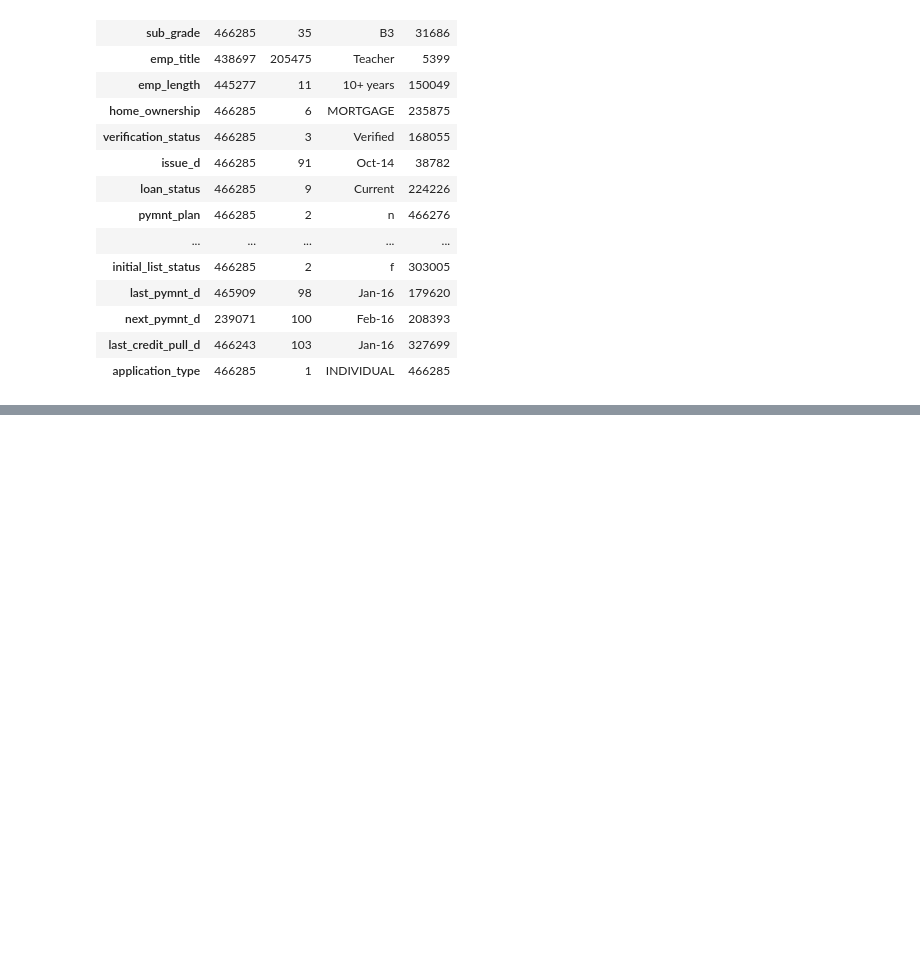
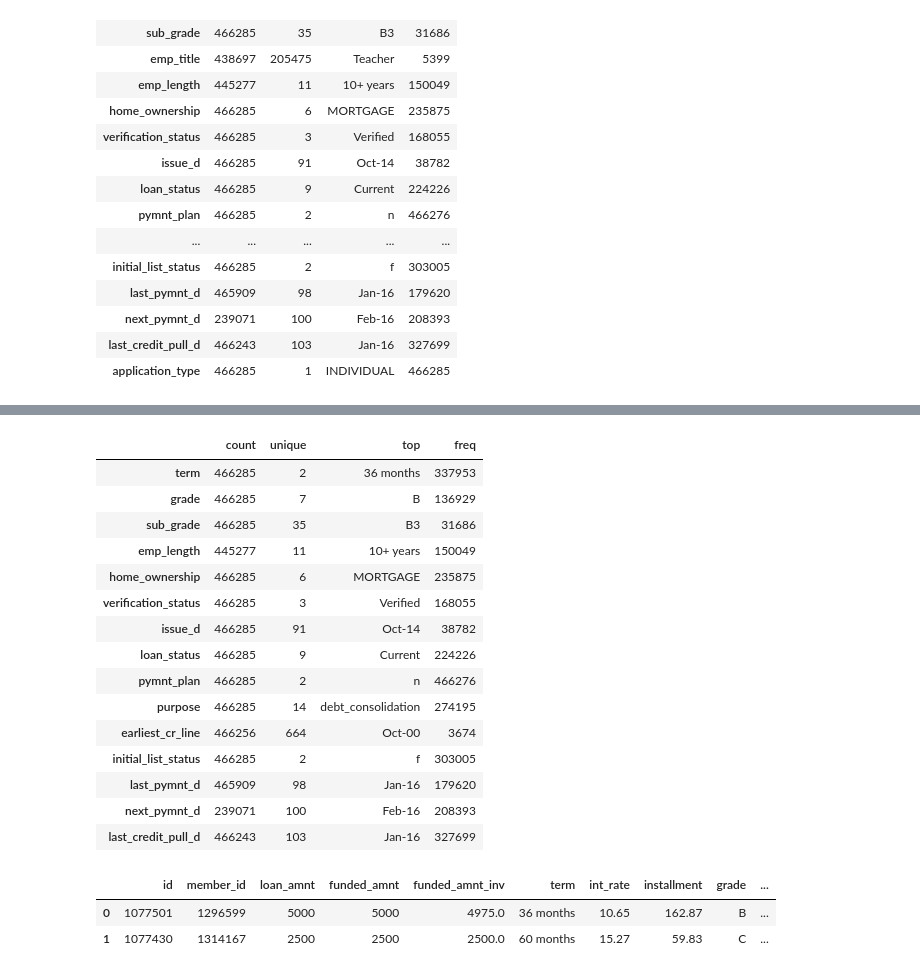
Before and after one commit to Reysadena/Credit-Risk-Analysis-and-Prediction, a Jupyter notebook: Credit_Risk_Analysis.ipynb, the cells around one changed output, grey strips where cells are left out. Cells and saved outputs as stored; diff of their text form; code cells hidden in the pictures; blank space fills up the shorter version.

```diff
--- a/Credit_Risk_Analysis.ipynb
+++ b/Credit_Risk_Analysis.ipynb
@@ -144,0 +253,25 @@ df[cats].describe().T
+# %%
+df1[cats1].describe().T
+# %% [output]
+|  | count | unique | top | freq |
+| term | 466285 | 2 | 36 months | 337953 |
+| grade | 466285 | 7 | B | 136929 |
+| sub_grade | 466285 | 35 | B3 | 31686 |
+| emp_length | 445277 | 11 | 10+ years | 150049 |
+| home_ownership | 466285 | 6 | MORTGAGE | 235875 |
+| verification_status | 466285 | 3 | Verified | 168055 |
+| issue_d | 466285 | 91 | Oct-14 | 38782 |
+| loan_status | 466285 | 9 | Current | 224226 |
+| pymnt_plan | 466285 | 2 | n | 466276 |
+| purpose | 466285 | 14 | debt_consolidation | 274195 |
+| earliest_cr_line | 466256 | 664 | Oct-00 | 3674 |
+| initial_list_status | 466285 | 2 | f | 303005 |
+| last_pymnt_d | 465909 | 98 | Jan-16 | 179620 |
+| next_pymnt_d | 239071 | 100 | Feb-16 | 208393 |
+| last_credit_pull_d | 466243 | 103 | Jan-16 | 327699 |
+# %%
+df1.head(2)
+# %% [output]
+|  | id | member_id | loan_amnt | funded_amnt | funded_amnt_inv | term | int_rate | installment | grade | ... |
+| 0 | 1077501 | 1296599 | 5000 | 5000 | 4975.0 | 36 months | 10.65 | 162.87 | B | ... |
+| 1 | 1077430 | 1314167 | 2500 | 2500 | 2500.0 | 60 months | 15.27 | 59.83 | C | ... |
```
Also changed, not shown: parts of 27 cells of this notebook.
